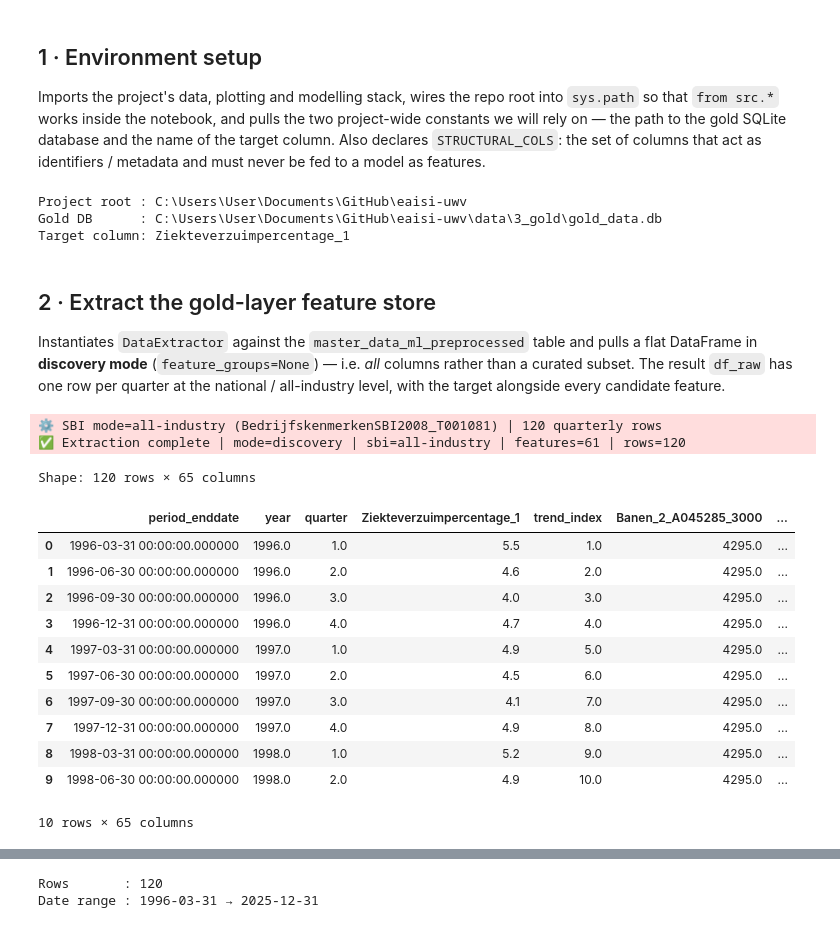
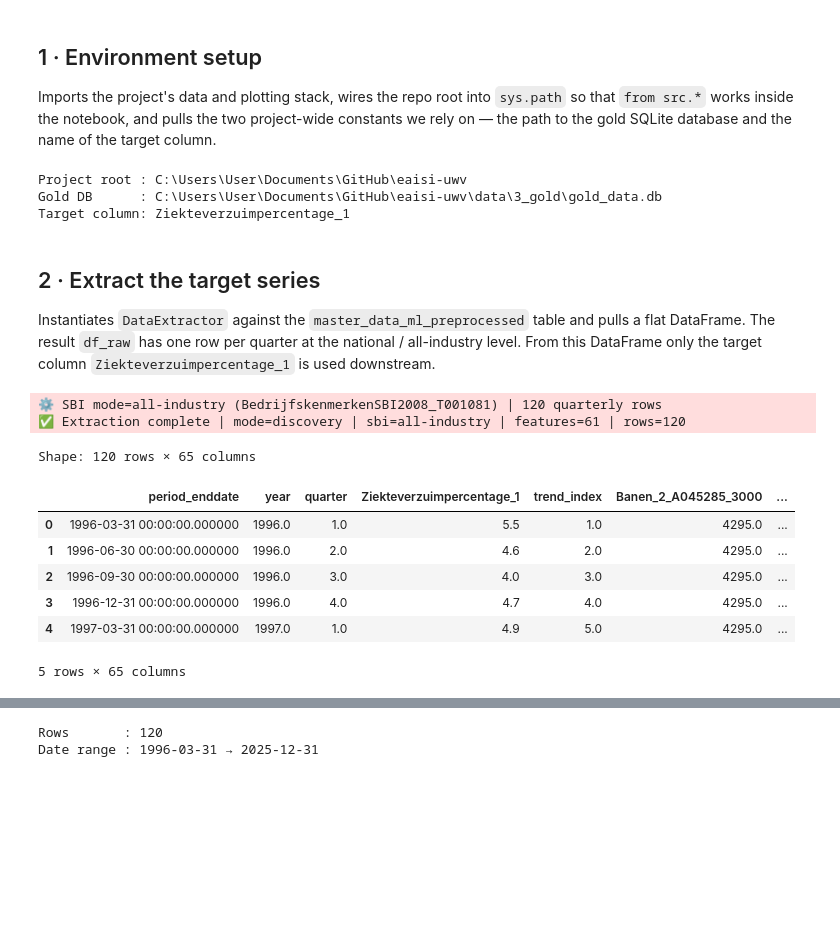
Before and after one commit to ysuurme/eaisi-uwv, a Jupyter notebook: notebooks/ml_experimentation/06a_nb_ML_baseline_vs_naive_DESN.ipynb, the cells around one changed output, grey strips where cells are left out. Saved outputs shown, nothing was run; the diff lists cells and outputs as text; code cells hidden in the pictures; blank space fills up the shorter version.

Commit message:
Final baseline vs naive notebook.

```diff
--- a/notebooks/ml_experimentation/06a_nb_ML_baseline_vs_naive_DESN.ipynb
+++ b/notebooks/ml_experimentation/06a_nb_ML_baseline_vs_naive_DESN.ipynb
@@ -19,7 +19,7 @@ A minimal end-to-end pipeline that forecasts the national quarterly sickness-abs
 # %% [markdown]
 ## 1 · Environment setup
 
-Imports the project's data, plotting and modelling stack, wires the repo root into `sys.path` so that `from src.*` works inside the notebook, and pulls the two project-wide constants we will rely on — the path to the gold SQLite database and the name of the target column. Also declares `STRUCTURAL_COLS`: the set of columns that act as identifiers / metadata and must never be fed to a model as features.
+Imports the project's data and plotting stack, wires the repo root into `sys.path` so that `from src.*` works inside the notebook, and pulls the two project-wide constants we rely on — the path to the gold SQLite database and the name of the target column.
 # %%
 import sys
 from pathlib import Path
@@ -49,30 +44,25 @@ Project root : C:\Users\User\Documents\GitHub\eaisi-uwv
 Gold DB      : C:\Users\User\Documents\GitHub\eaisi-uwv\data\3_gold\gold_data.db
 Target column: Ziekteverzuimpercentage_1
 # %% [markdown]
-## 2 · Extract the gold-layer feature store
+## 2 · Extract the target series
 
-Instantiates `DataExtractor` against the `master_data_ml_preprocessed` table and pulls a flat DataFrame in **discovery mode** (`feature_groups=None`) — i.e. *all* columns rather than a curated subset. The result `df_raw` has one row per quarter at the national / all-industry level, with the target alongside every candidate feature.
+Instantiates `DataExtractor` against the `master_data_ml_preprocessed` table and pulls a flat DataFrame. The result `df_raw` has one row per quarter at the national / all-industry level. From this DataFrame only the target column `Ziekteverzuimpercentage_1` is used downstream.
 # %%
 from src.ml_engineering.ml_1_data_extraction import DataExtractor
 
 extractor = DataExtractor(db_path=DIR_DB_GOLD, table_name="master_data_ml_preprocessed")
 df_raw = extractor.extract(target_column=ML_TARGET_COLUMN, feature_groups=None)  # discovery: all columns
 
 print(f"Shape: {df_raw.shape[0]} rows × {df_raw.shape[1]} columns")
-df_raw.head(10)
+df_raw.head(5)
 # %% [output]
 ⚙️ SBI mode=all-industry (BedrijfskenmerkenSBI2008_T001081) | 120 quarterly rows
 ✅ Extraction complete | mode=discovery | sbi=all-industry | features=61 | rows=120
 Shape: 120 rows × 65 columns
 |  | period_enddate | year | quarter | Ziekteverzuimpercentage_1 | trend_index | Banen_2_A045285_3000 | ... |
 | 0 | 1996-03-31 00:00:00.000000 | 1996.0 | 1.0 | 5.5 | 1.0 | 4295.0 | ... |
 | 1 | 1996-06-30 00:00:00.000000 | 1996.0 | 2.0 | 4.6 | 2.0 | 4295.0 | ... |
 | 2 | 1996-09-30 00:00:00.000000 | 1996.0 | 3.0 | 4.0 | 3.0 | 4295.0 | ... |
 | 3 | 1996-12-31 00:00:00.000000 | 1996.0 | 4.0 | 4.7 | 4.0 | 4295.0 | ... |
 | 4 | 1997-03-31 00:00:00.000000 | 1997.0 | 1.0 | 4.9 | 5.0 | 4295.0 | ... |
-| 5 | 1997-06-30 00:00:00.000000 | 1997.0 | 2.0 | 4.5 | 6.0 | 4295.0 | ... |
-| 6 | 1997-09-30 00:00:00.000000 | 1997.0 | 3.0 | 4.1 | 7.0 | 4295.0 | ... |
-| 7 | 1997-12-31 00:00:00.000000 | 1997.0 | 4.0 | 4.9 | 8.0 | 4295.0 | ... |
-| 8 | 1998-03-31 00:00:00.000000 | 1998.0 | 1.0 | 5.2 | 9.0 | 4295.0 | ... |
-| 9 | 1998-06-30 00:00:00.000000 | 1998.0 | 2.0 | 4.9 | 10.0 | 4295.0 | ... |
-10 rows × 65 columns
+5 rows × 65 columns
```
Also changed, not shown: parts of 22 cells of this notebook.
